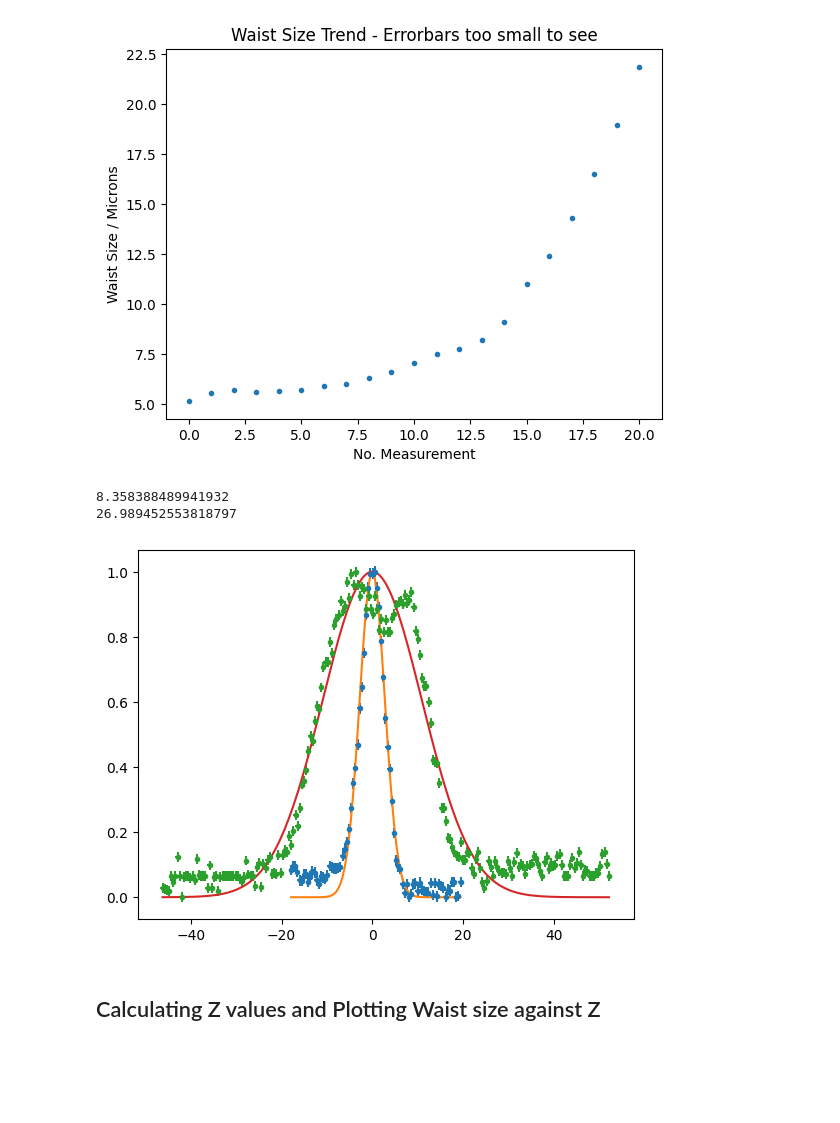
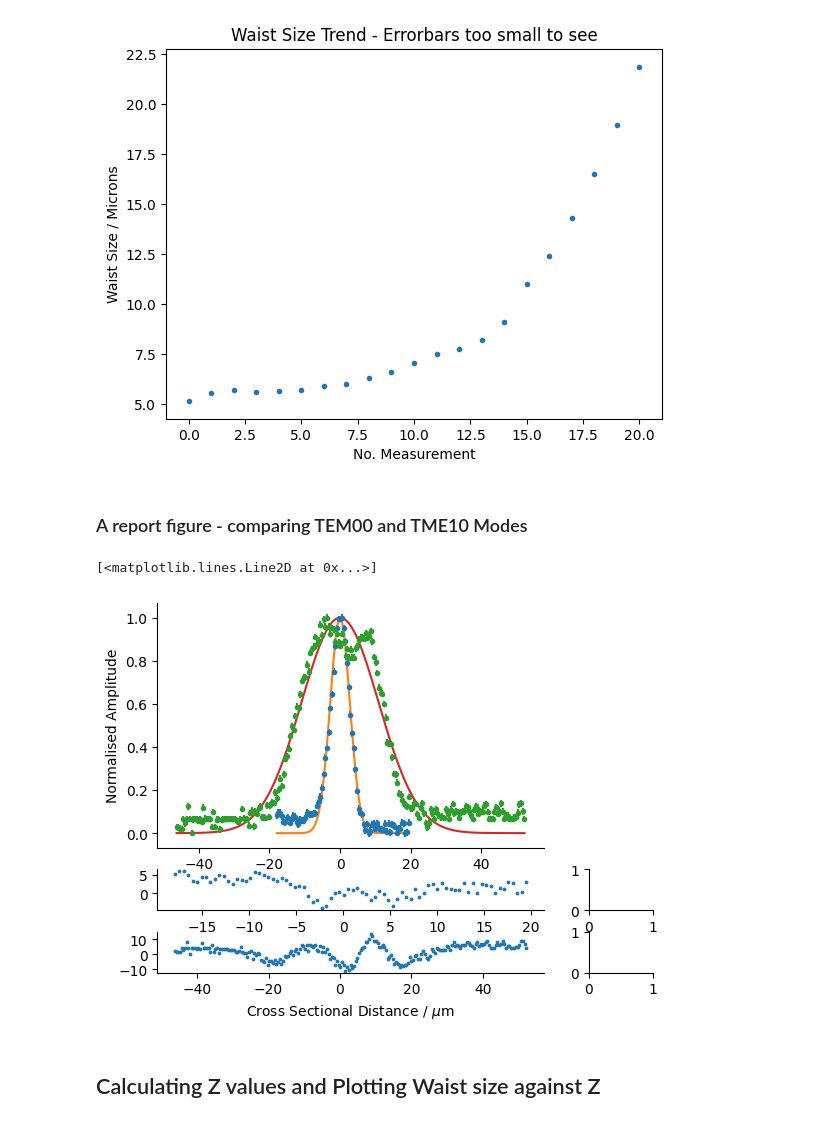
Before and after one commit to akay8/Level4Project, a Jupyter notebook: Cleaved_Fibre.ipynb, the cells around one changed output. Cells and saved outputs as stored; diff of their text form; code cells hidden in the pictures; blank space fills up the shorter version.

Commit message:
working on two gaussian plot

```diff
--- a/Cleaved_Fibre.ipynb
+++ b/Cleaved_Fibre.ipynb
@@ -128,21 +129,55 @@ plt.title('Waist Size Trend - Errorbars too small to see')
 # %% [output]
 Text(0.5, 1.0, 'Waist Size Trend - Errorbars too small to see')
 [figure]
+# %% [markdown]
+### A report figure - comparing TEM00 and TME10 Modes
+# %%
+ind = 1
+ind2 = -1
+
+# residuals
+
+first_res = norm_residuals(all_distances[ind], all_amps[ind], all_amps_errors[ind], Gauss, params_[ind,:])
+last_res = norm_residuals(all_distances[ind2], all_amps[ind2], all_amps_errors[ind2], Gauss, params_[ind2,:])
 # %%
-ind = 1
-ind2 = -1
+# Figure settings
+fig1, ((ax1,ax4),(ax2,ax5),(ax3,ax6)) = plt.subplots(3,2, height_ratios=(6,1,1), width_ratios=(6,1))
+# Kill dead plots
+ax4.axis('off')
+# Kill spines
+ax1.spines['top'].set_visible(False)
+ax1.spines['right'].set_visible(False)
+ax2.spines['top'].set_visible(False)
+ax2.spines['right'].set_visible(False)
+ax3.spines['top'].set_visible(False)
+ax3.spines['right'].set_visible(False)
+ax5.spines['top'].set_visible(False)
+ax5.spines['right'].set_visible(False)
+ax6.spines['top'].set_visible(False)
+ax6.spines['right'].set_visible(False)
 
-plt.errorbar(all_distances[ind] - params_[ind,1],all_amps[ind], xerr=all_distances_errors[ind],yerr=all_amps_errors[ind], linestyle = '', marker = 'o', ms = 3)
-plt.plot(all_distances[ind] - params_[ind,1], Gauss(all_distances[ind], *params_[ind,:]))
-print(chi_red_array[ind])
+# Font Settings
+font = mpl.font_manager.FontProperties(family='Times New Roman',
+style='normal', size=8)
 
-plt.errorbar(all_distances[ind2] - params_[ind2,1],all_amps[ind2], xerr=all_distances_errors[ind2],yerr=all_amps_errors[ind2], linestyle = '', marker = 'o', ms = 3)
-plt.plot(all_distances[ind2] - params_[ind2,1], Gauss(all_distances[ind2], *params_[ind2,:]))
-print(chi_red_array[ind2])
+# Main Plots
+ax1.errorbar(all_distances[ind] - params_[ind,1],all_amps[ind], xerr=all_distances_errors[ind],yerr=all_amps_errors[ind], linestyle = '', marker = 'o', ms = 3)
+ax1.plot(all_distances[ind] - params_[ind,1], Gauss(all_distances[ind], *params_[ind,:]))
+ax3.set_xlabel('Cross Sectional Distance / $\mu$m')
+ax1.set_ylabel('Normalised Amplitude')
+
+#Residuals
+ax2.scatter(all_distances[ind] - params_[ind,1], first_res, s = 3)
+ax3.scatter(all_distances[ind2] - params_[ind2,1], last_res, s = 3)
+
+#Get Rid of Ticks
+#ax1.set_xticks(ticks = [], labels = [], fontfamily = 'Times New Roman', fontsize = 10)
+
+ax1.errorbar(all_distances[ind2] - params_[ind2,1],all_amps[ind2], xerr=all_distances_errors[ind2],yerr=all_amps_errors[ind2], linestyle = '', marker = 'o', ms = 3)
+ax1.plot(all_distances[ind2] - params_[ind2,1], Gauss(all_distances[ind2], *params_[ind2,:]))
 # %% [output]
-8.358388489941932
-26.989452553818797
+[<matplotlib.lines.Line2D at 0x...>]
-[figure, old version]
+[figure, new version]
 # %% [markdown]
 ## Calculating Z values and Plotting Waist size against Z
 # %%
```
Also changed, not shown: parts of 1 cell of this notebook.
